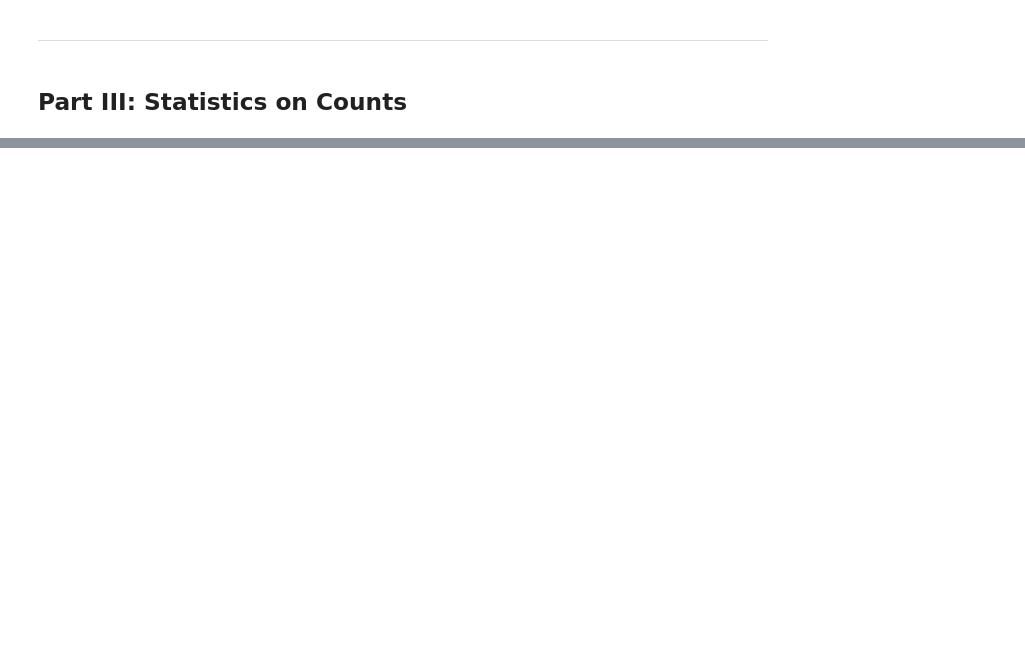
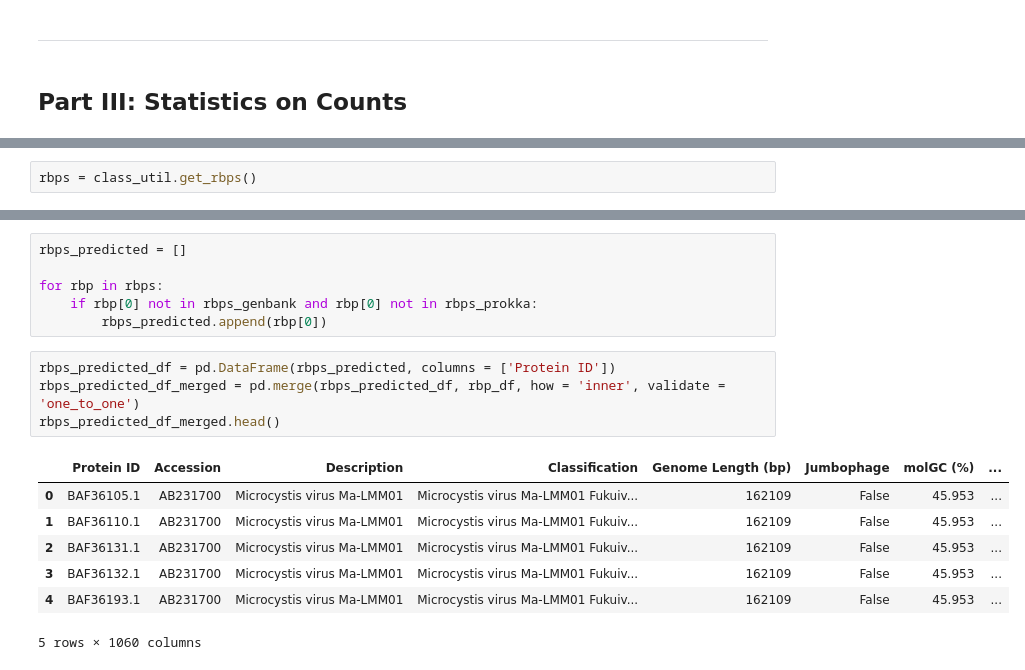
Before and after one commit to bioinfodlsu/phage-host-prediction, a Jupyter notebook: experiments/2. Exploratory Data Analysis.ipynb, the cells around one changed output, grey strips where cells are left out. Cells and saved outputs as stored; diff of their text form; blank space fills up the shorter version.

```diff
--- a/experiments/2. Exploratory Data Analysis.ipynb
+++ b/experiments/2. Exploratory Data Analysis.ipynb
@@ -124,0 +118,2 @@ plt.show()
+# %%
+rbps = class_util.get_rbps()
@@ -124,0 +216,18 @@ plt.show()
+# %%
+rbps_predicted = []
+
+for rbp in rbps:
+    if rbp[0] not in rbps_genbank and rbp[0] not in rbps_prokka:
+        rbps_predicted.append(rbp[0])
+# %%
+rbps_predicted_df = pd.DataFrame(rbps_predicted, columns = ['Protein ID'])
+rbps_predicted_df_merged = pd.merge(rbps_predicted_df, rbp_df, how = 'inner', validate = 'one_to_one')
+rbps_predicted_df_merged.head()
+# %% [output]
+|  | Protein ID | Accession | Description | Classification | Genome Length (bp) | Jumbophage | molGC (%) | ... |
+| 0 | BAF36105.1 | AB231700 | Microcystis virus Ma-LMM01 | Microcystis virus Ma-LMM01 Fukuiv... | 162109 | False | 45.953 | ... |
+| 1 | BAF36110.1 | AB231700 | Microcystis virus Ma-LMM01 | Microcystis virus Ma-LMM01 Fukuiv... | 162109 | False | 45.953 | ... |
+| 2 | BAF36131.1 | AB231700 | Microcystis virus Ma-LMM01 | Microcystis virus Ma-LMM01 Fukuiv... | 162109 | False | 45.953 | ... |
+| 3 | BAF36132.1 | AB231700 | Microcystis virus Ma-LMM01 | Microcystis virus Ma-LMM01 Fukuiv... | 162109 | False | 45.953 | ... |
+| 4 | BAF36193.1 | AB231700 | Microcystis virus Ma-LMM01 | Microcystis virus Ma-LMM01 Fukuiv... | 162109 | False | 45.953 | ... |
+5 rows × 1060 columns
```
Also changed, not shown: parts of 25 cells of this notebook, 1 other file.
